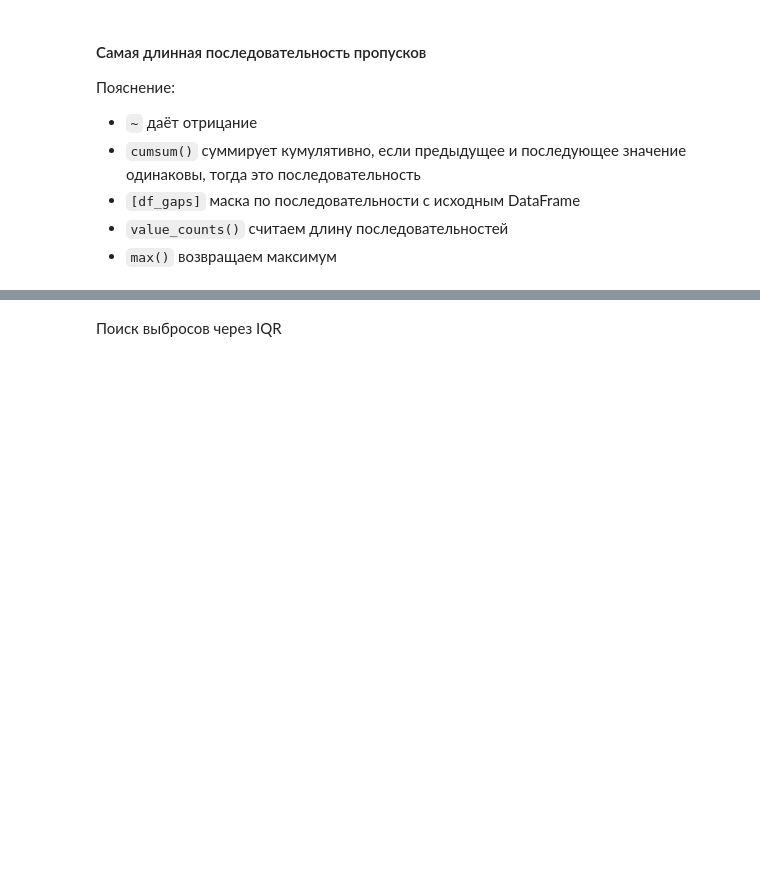
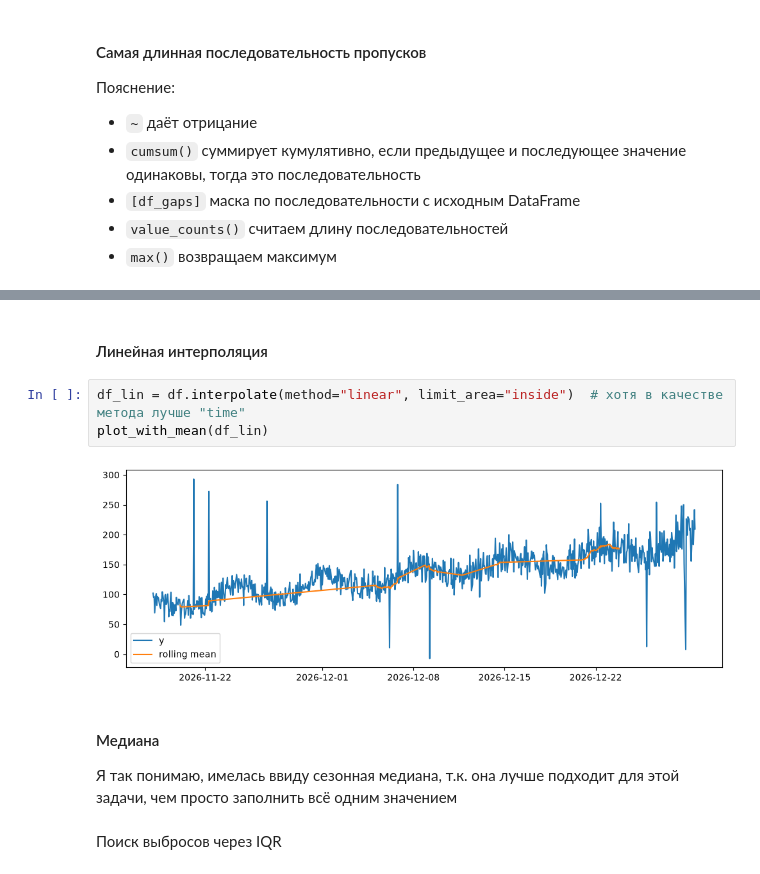
Before and after one commit to Rodeffs/Master1_Programming, a Jupyter notebook: Time_Series/01_lab/01_lab.ipynb, the cells around one changed output, grey strips where cells are left out. Cells and saved outputs as stored; diff of their text form; blank space fills up the shorter version.

```diff
--- a/Time_Series/01_lab/01_lab.ipynb
+++ b/Time_Series/01_lab/01_lab.ipynb
@@ -178,3 +192,14 @@ print((~df_gaps).cumsum()[df_gaps].value_counts().max())
+# %% [markdown]
+#### Линейная интерполяция
+# %%
+df_lin = df.interpolate(method="linear", limit_area="inside")  # хотя в качестве метода лучше "time"
+plot_with_mean(df_lin)
+# %% [output]
+[figure, added]
+# %% [markdown]
+#### Медиана
+
+Я так понимаю, имелась ввиду сезонная медиана, т.к. она лучше подходит для этой задачи, чем просто заполнить всё одним значением
 # %% [markdown]
 Поиск выбросов через IQR
 # %%
```
Also changed, not shown: parts of 20 cells of this notebook, 3 other files.
